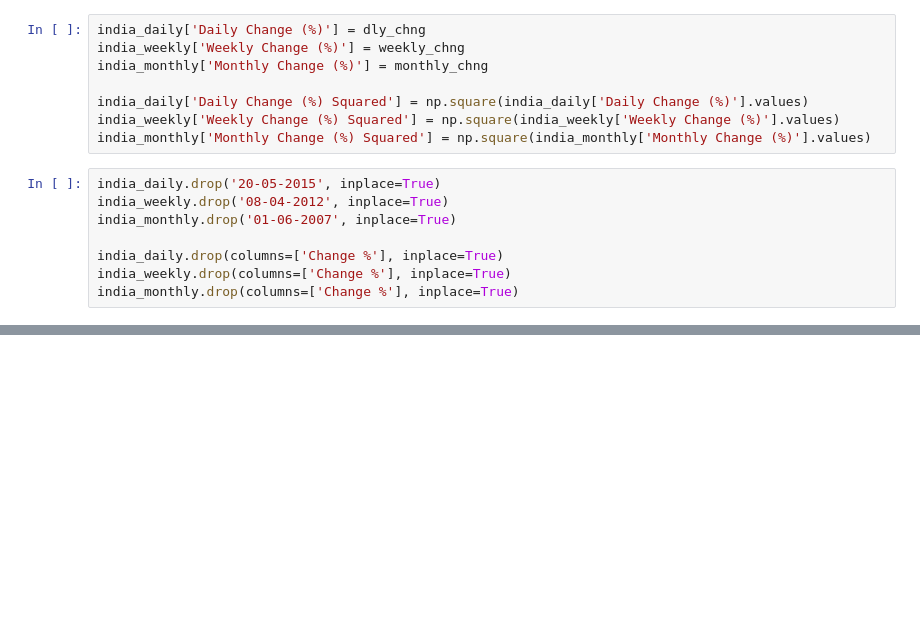
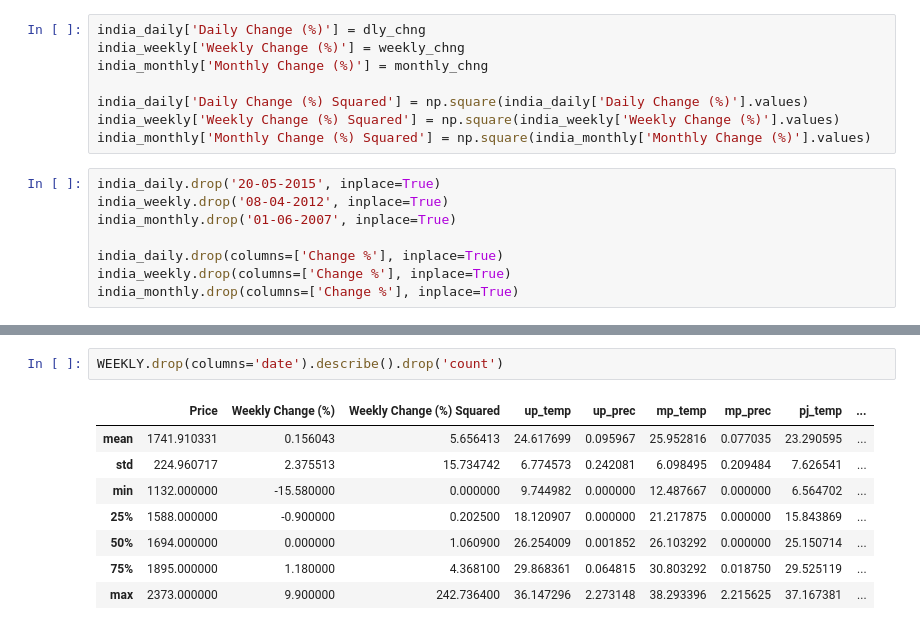
Before and after one commit to yadavayush7028/Volatility_Prediction, a Jupyter notebook: weather_analysis.ipynb, the cells around one changed output, grey strips where cells are left out. Drawn from its saved outputs; the diff is of its cells as text; blank space fills up the shorter version.

```diff
--- a/weather_analysis.ipynb
+++ b/weather_analysis.ipynb
@@ -62,0 +94,11 @@ india_weekly
+# %%
+WEEKLY.drop(columns='date').describe().drop('count')
+# %% [output]
+|  | Price | Weekly Change (%) | Weekly Change (%) Squared | up_temp | up_prec | mp_temp | mp_prec | pj_temp | ... |
+| mean | 1741.910331 | 0.156043 | 5.656413 | 24.617699 | 0.095967 | 25.952816 | 0.077035 | 23.290595 | ... |
+| std | 224.960717 | 2.375513 | 15.734742 | 6.774573 | 0.242081 | 6.098495 | 0.209484 | 7.626541 | ... |
+| min | 1132.000000 | -15.580000 | 0.000000 | 9.744982 | 0.000000 | 12.487667 | 0.000000 | 6.564702 | ... |
+| 25% | 1588.000000 | -0.900000 | 0.202500 | 18.120907 | 0.000000 | 21.217875 | 0.000000 | 15.843869 | ... |
+| 50% | 1694.000000 | 0.000000 | 1.060900 | 26.254009 | 0.001852 | 26.103292 | 0.000000 | 25.150714 | ... |
+| 75% | 1895.000000 | 1.180000 | 4.368100 | 29.868361 | 0.064815 | 30.803292 | 0.018750 | 29.525119 | ... |
+| max | 2373.000000 | 9.900000 | 242.736400 | 36.147296 | 2.273148 | 38.293396 | 2.215625 | 37.167381 | ... |
```
Also changed, not shown: parts of 15 cells of this notebook.
